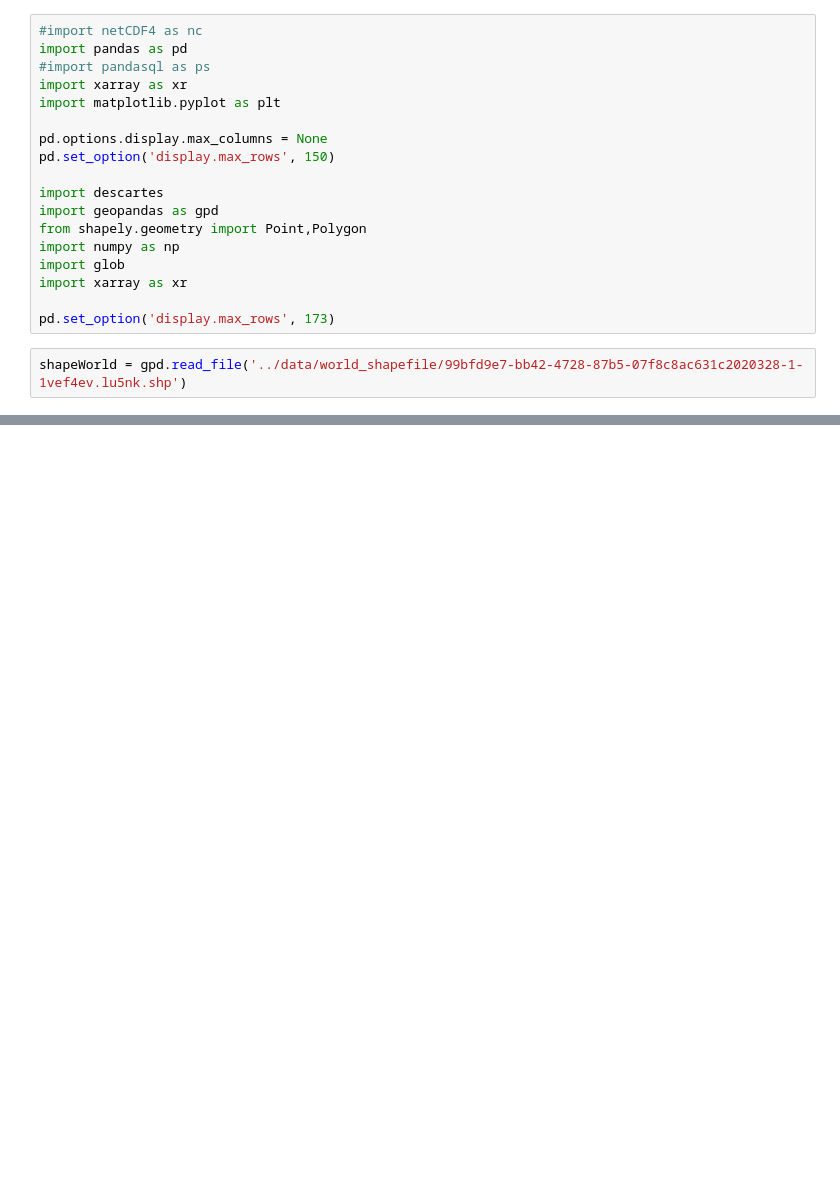
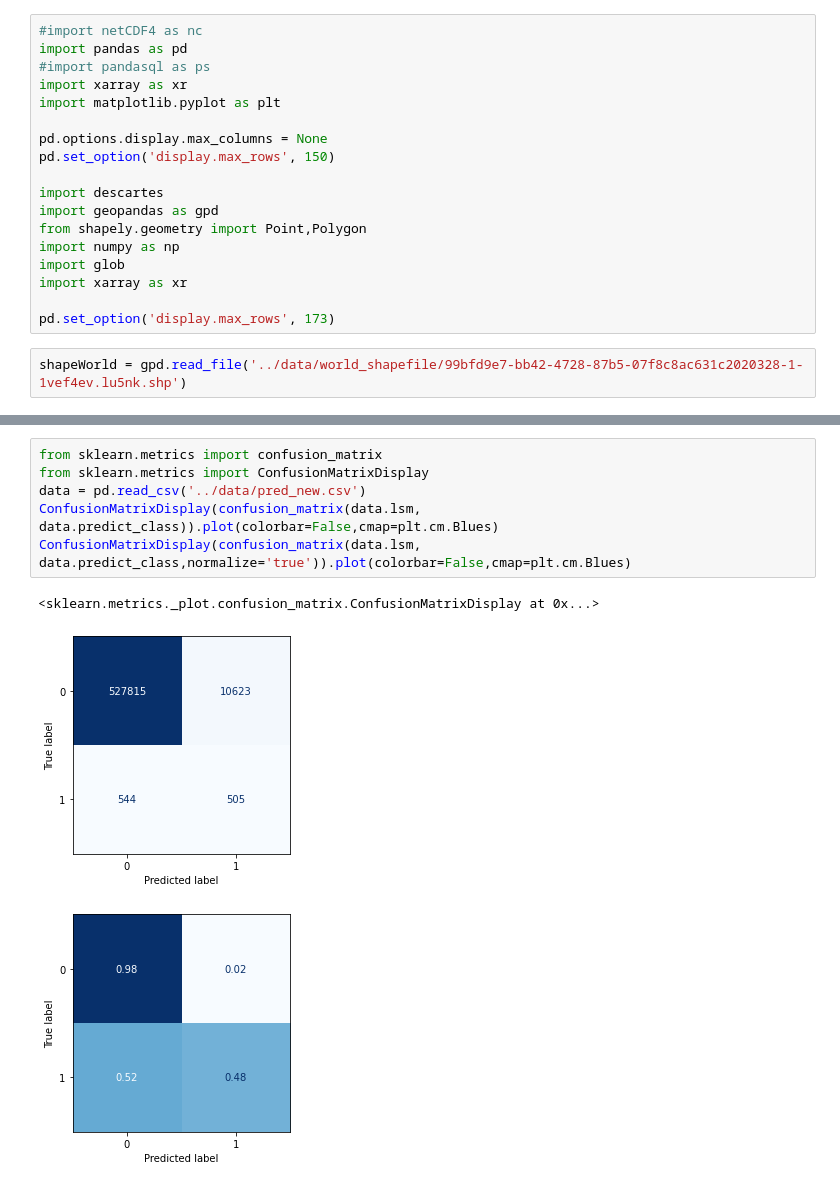
Before and after one commit to PaoloBonettiPolimi/TC, a Jupyter notebook: notebooks/3) Plot feedforward NN.ipynb, the cells around one changed output, grey strips where cells are left out. Drawn from its saved outputs; the diff is of its cells as text; blank space fills up the shorter version.

Commit message:
adding confusion matrix

```diff
--- a/notebooks/3) Plot feedforward NN.ipynb
+++ b/notebooks/3) Plot feedforward NN.ipynb
@@ -87,0 +91,10 @@ time
+# %%
+from sklearn.metrics import confusion_matrix
+from sklearn.metrics import ConfusionMatrixDisplay
+data = pd.read_csv('../data/pred_new.csv')
+ConfusionMatrixDisplay(confusion_matrix(data.lsm, data.predict_class)).plot(colorbar=False,cmap=plt.cm.Blues)
+ConfusionMatrixDisplay(confusion_matrix(data.lsm, data.predict_class,normalize='true')).plot(colorbar=False,cmap=plt.cm.Blues)
+# %% [output]
+<sklearn.metrics._plot.confusion_matrix.ConfusionMatrixDisplay at 0x...>
+[figure, added]
+[figure, added]
```
Also changed, not shown: parts of 2 cells of this notebook, 7 other files.
